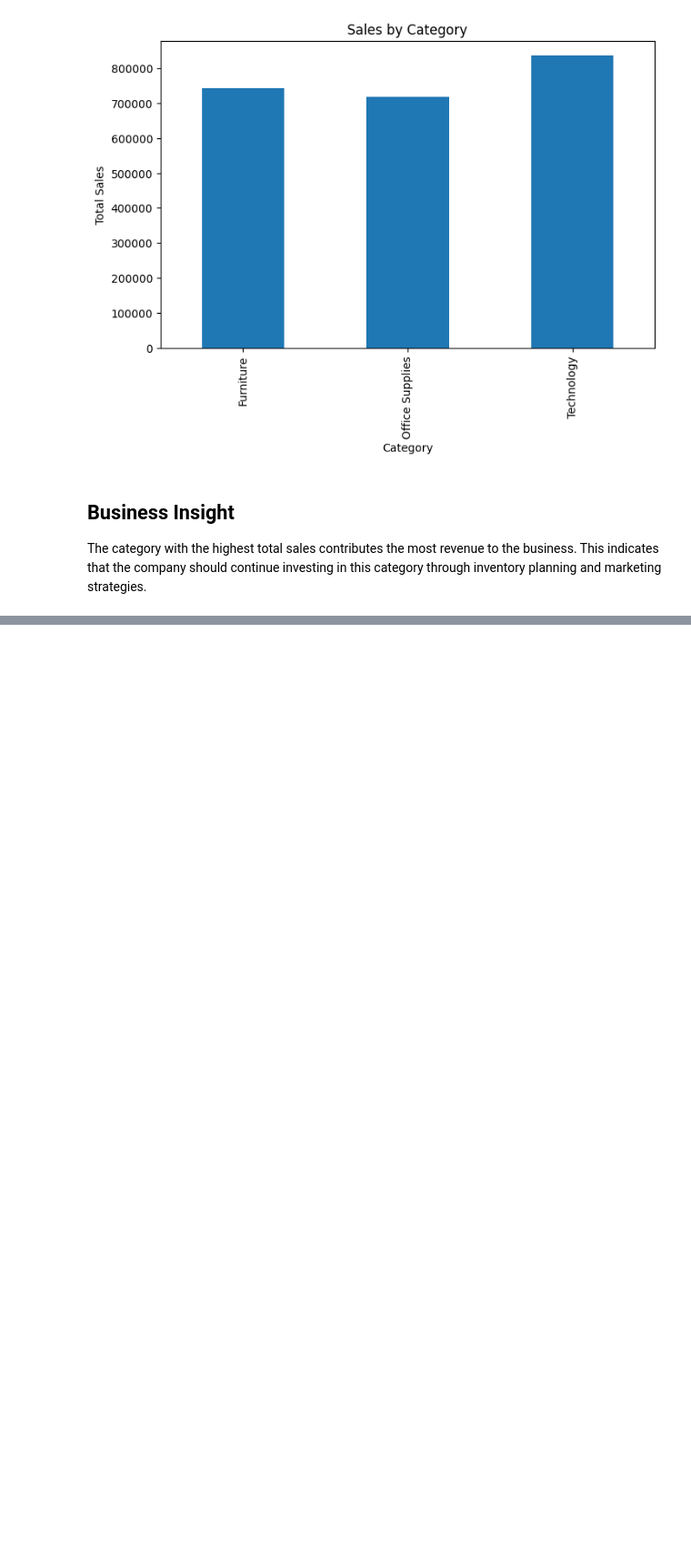
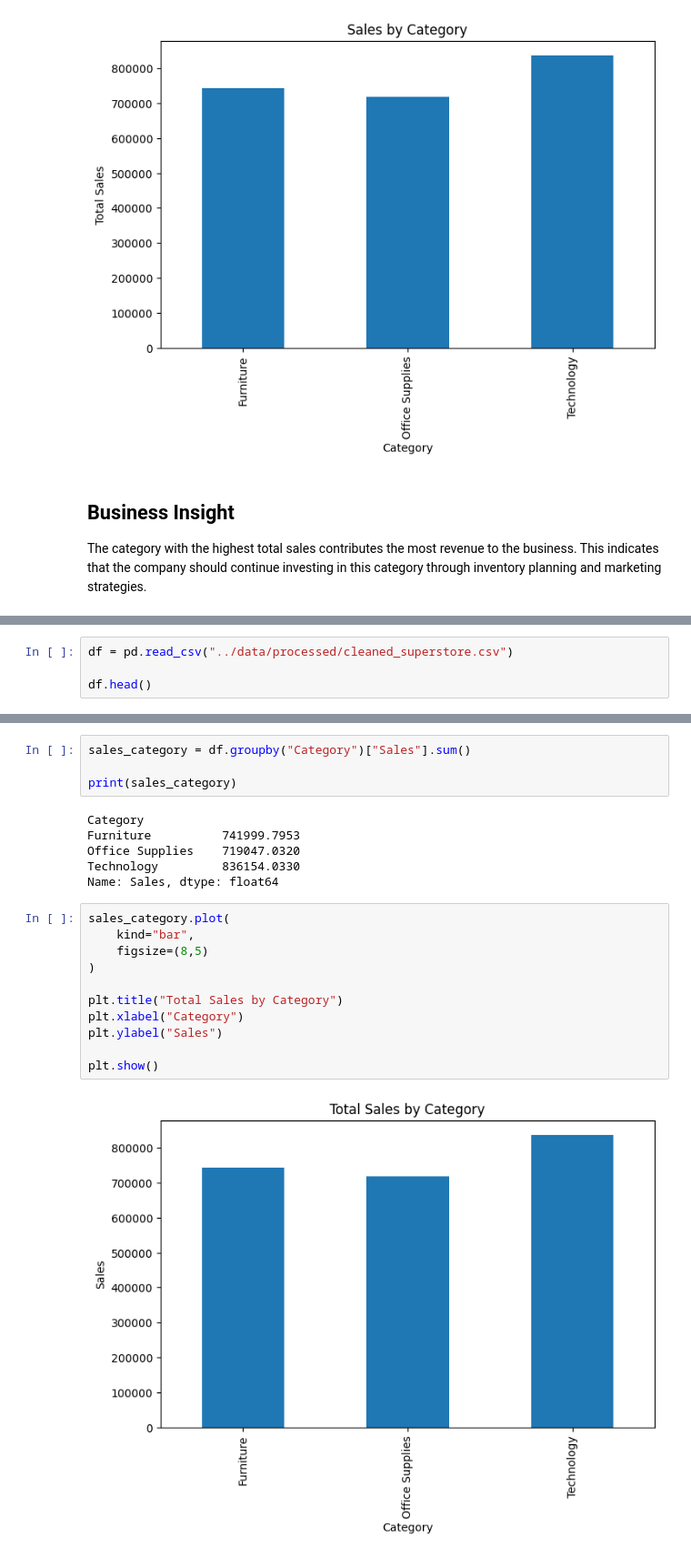
Before and after one commit to Ashutoshaswin16/Retail-Sales-Analytics, a Jupyter notebook: notebooks/02_EDA.ipynb, the cells around one changed output, grey strips where cells are left out. Shown at 91% size. Cells and saved outputs as stored; diff of their text form; blank space fills up the shorter version.

```diff
--- a/notebooks/02_EDA.ipynb
+++ b/notebooks/02_EDA.ipynb
@@ -81,0 +93,4 @@ The category with the highest total sales contributes the most revenue to the bu
+# %%
+df = pd.read_csv("../data/processed/cleaned_superstore.csv")
+
+df.head()
@@ -81,0 +127,23 @@ The category with the highest total sales contributes the most revenue to the bu
+# %%
+sales_category = df.groupby("Category")["Sales"].sum()
+
+print(sales_category)
+# %% [output]
+Category
+Furniture          741999.7953
+Office Supplies    719047.0320
+Technology         836154.0330
+Name: Sales, dtype: float64
+# %%
+sales_category.plot(
+    kind="bar",
+    figsize=(8,5)
+)
+
+plt.title("Total Sales by Category")
+plt.xlabel("Category")
+plt.ylabel("Sales")
+
+plt.show()
+# %% [output]
+[figure, added]
```
Also changed, not shown: parts of 63 cells of this notebook, 5 other files.
